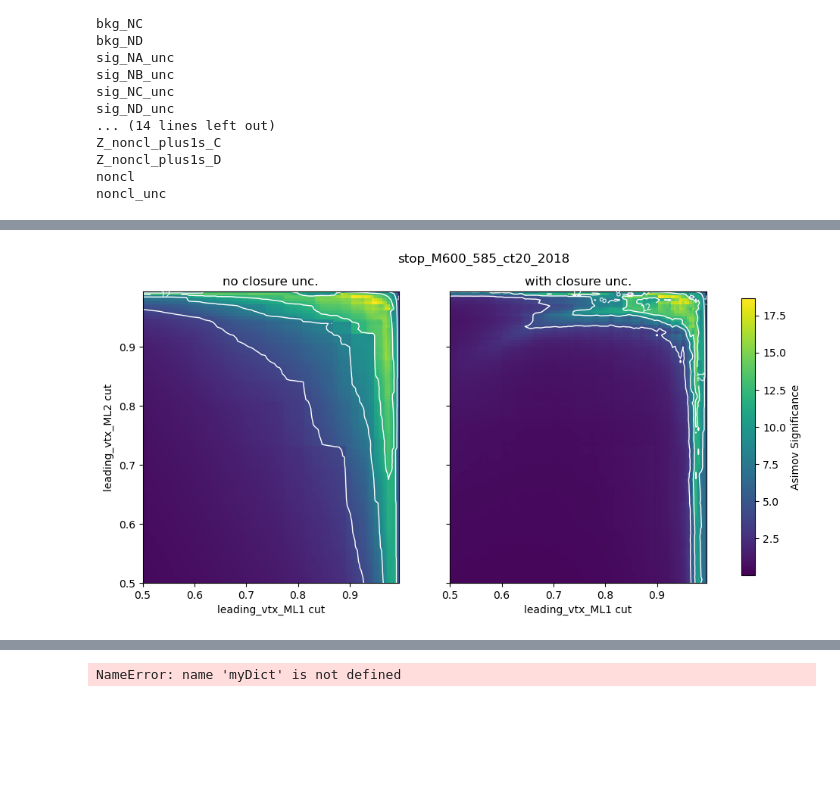
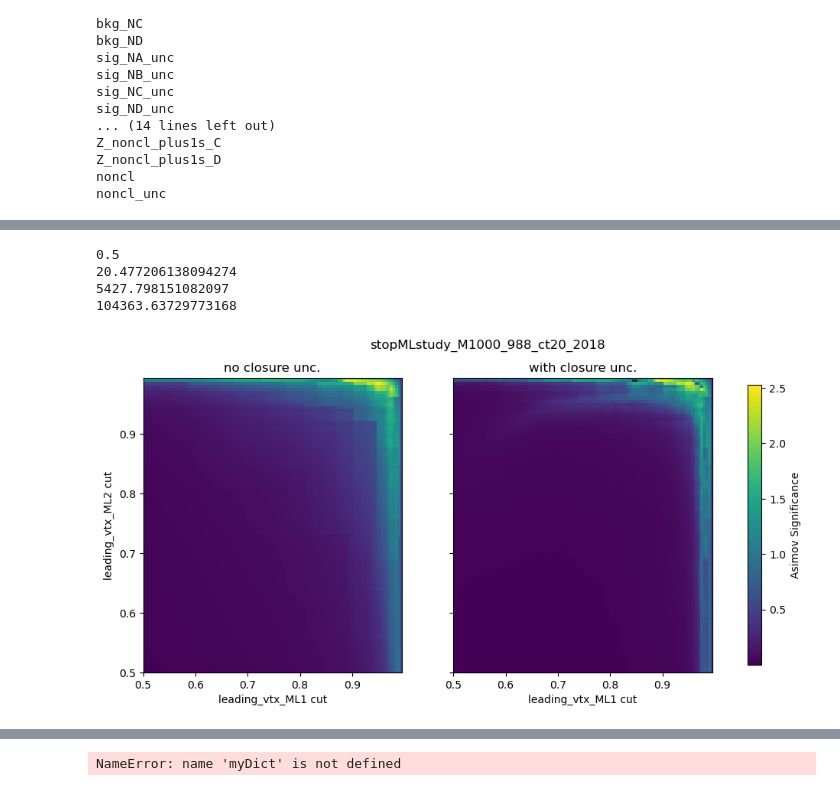
Before and after one commit to HephyAnalysisSW/SoftDisplacedVertices, a Jupyter notebook: Plotter/testK/notebooks/significance/significanceTable_gridsearch_disco.ipynb, the cells around one changed output, grey strips where cells are left out. Cells and saved outputs as stored; diff of their text form; code cells hidden in the pictures; blank space fills up the shorter version.

Commit message:
Checkpoint for vtx_PART_931_epoch_397

```diff
--- a/Plotter/testK/notebooks/significance/significanceTable_gridsearch_disco.ipynb
+++ b/Plotter/testK/notebooks/significance/significanceTable_gridsearch_disco.ipynb
@@ -18,10 +18,10 @@ Welcome to JupyROOT 6.28/00
 import os
 
 # unique_dir = "vtx_PART_770_epoch_83_ML4_v2"
-unique_dir = "vtx_PART_859_epoch_87_test1"
+unique_dir = "vtx_PART_859_epoch_87_test3"
 
 # ------------------------------------------------
-sig_tag  = 'stop_M600_585_ct20_2018'
+sig_tag  = 'stopMLstudy_M1000_988_ct20_2018'
 
 
 
@@ -78,8 +49,15 @@ MLScore_min = bkg_hist.GetYaxis().FindBin(0.50)
 # %%
-def calc_unc(region, region_unc, x_boundary, y_boundary, tables, noncl=None):
-    unc1 = tables[region].loc[x_boundary, y_boundary] * 0.20
-    unc2 = tables[region].loc[x_boundary, y_boundary] * noncl if noncl else 0.
-    unc3 = tables[region_unc].loc[x_boundary, y_boundary]
+# def calc_unc(region, region_unc, x_boundary, y_boundary, tables, noncl=None):
+#     unc1 = tables[region].loc[x_boundary, y_boundary] * 0.20
+#     unc2 = tables[region].loc[x_boundary, y_boundary] * noncl if noncl else 0.
+#     unc3 = tables[region_unc].loc[x_boundary, y_boundary]
+#     total_unc = np.sqrt(unc1**2 + unc2**2 + unc3**2)
+#     return total_unc
+
+def calc_unc(bkg_NA, bkg_NA_unc, noncl=None):
+    unc1 = bkg_NA * 0.20
+    unc2 = bkg_NA * noncl if noncl else 0.
+    unc3 = bkg_NA_unc
     total_unc = np.sqrt(unc1**2 + unc2**2 + unc3**2)
     return total_unc
 # %%
@@ -254,0 +221,11 @@ tables = makeTables(
+# %%
+tables = makeTables(
+    MET_boundaryList,
+    MLScore_boundaryList,
+    bkg_hist,
+    sig_hist,
+    x_loCut = x_min,
+    y_loCut = y_min,
+    sigScale = 1.0 * (100 / 60), # Scale to Run2
+    bkgScale = 1.0 * (100 / 60), # Scale to Run2
+)
@@ -331,3 +507,13 @@ tables['noncl']
+# %%
+print(tables['bkg_NA'].loc[0.840, 0.99])
+print(tables['bkg_NB'].loc[0.840, 0.99])
+print(tables['bkg_NC'].loc[0.840, 0.99])
+print(tables['bkg_ND'].loc[0.840, 0.99])
+# %% [output]
+0.5
+20.477206138094274
+5427.798151082097
+104363.63729773168
 # %%
 import numpy as np
 import matplotlib.pyplot as plt
@@ -337,7 +523,7 @@ noncl_plus1s = tables['noncl'] + tables['noncl_unc']
 
 Z = tables['Z_A']
 Z_noncl = tables['Z_noncl_A']
-Z_noncl_plus1s = tables['Z_noncl_plus1s_A']
+# Z_noncl_plus1s = tables['Z_noncl_plus1s_A']
 
 
 
@@ -358,31 +544,31 @@ fig.suptitle(sig_tag)
 # --- Left: Z ---
 ax = axes[0]
 ax.set_title(f"no closure unc.")
 pcm0 = ax.pcolormesh(Z.index, Z.columns, Z.T, cmap='viridis', vmin=vmin, vmax=vmax, shading='auto')
 if levels:
     cont0 = ax.contour(Z.index, Z.columns, Z.T, levels=levels, colors="white", linewidths=1.0)
     ax.clabel(cont0, fontsize="smaller")
 ax.set_xlim(0.5, Z_noncl.index.max())
 ax.set_ylim(0.5, Z_noncl.columns.max())
 ax.set_xlabel('leading_vtx_ML1 cut')
 ax.set_ylabel('leading_vtx_ML2 cut')
 
 # --- Right: Z_noncl ---
 ax = axes[1]
 ax.set_title(f"with closure unc.")
 pcm1 = ax.pcolormesh(Z_noncl.index, Z_noncl.columns, Z_noncl.T, cmap='viridis', vmin=vmin, vmax=vmax, shading='auto')
 if levels:
     cont1 = ax.contour(Z_noncl.index, Z_noncl.columns, Z_noncl.T, levels=levels, colors="white", linewidths=1.0)
     ax.clabel(cont1, fontsize="smaller")
 ax.set_xlim(0.5, Z_noncl.index.max())
 ax.set_ylim(0.5, Z_noncl.columns.max())
 ax.set_xlabel('leading_vtx_ML1 cut')
 
 # Shared colorbar
 cbar = fig.colorbar(pcm1, ax=axes.ravel().tolist(), shrink=0.95)
 cbar.ax.set_ylabel('Asimov Significance')
 
 # plt.tight_layout()
 plt.show()
 # %% [output]
-[figure, old version]
+[figure, new version]
```
Also changed, not shown: parts of 30 cells of this notebook, 27 other files.
